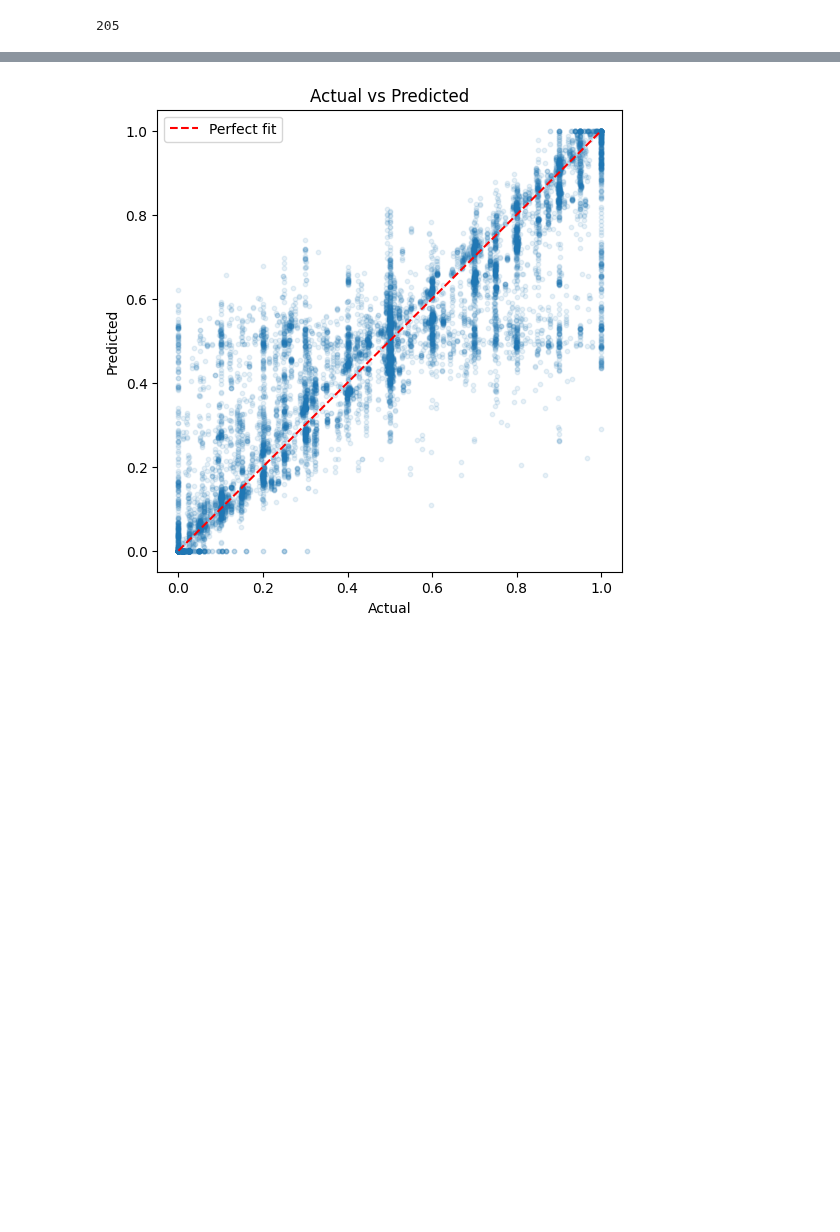
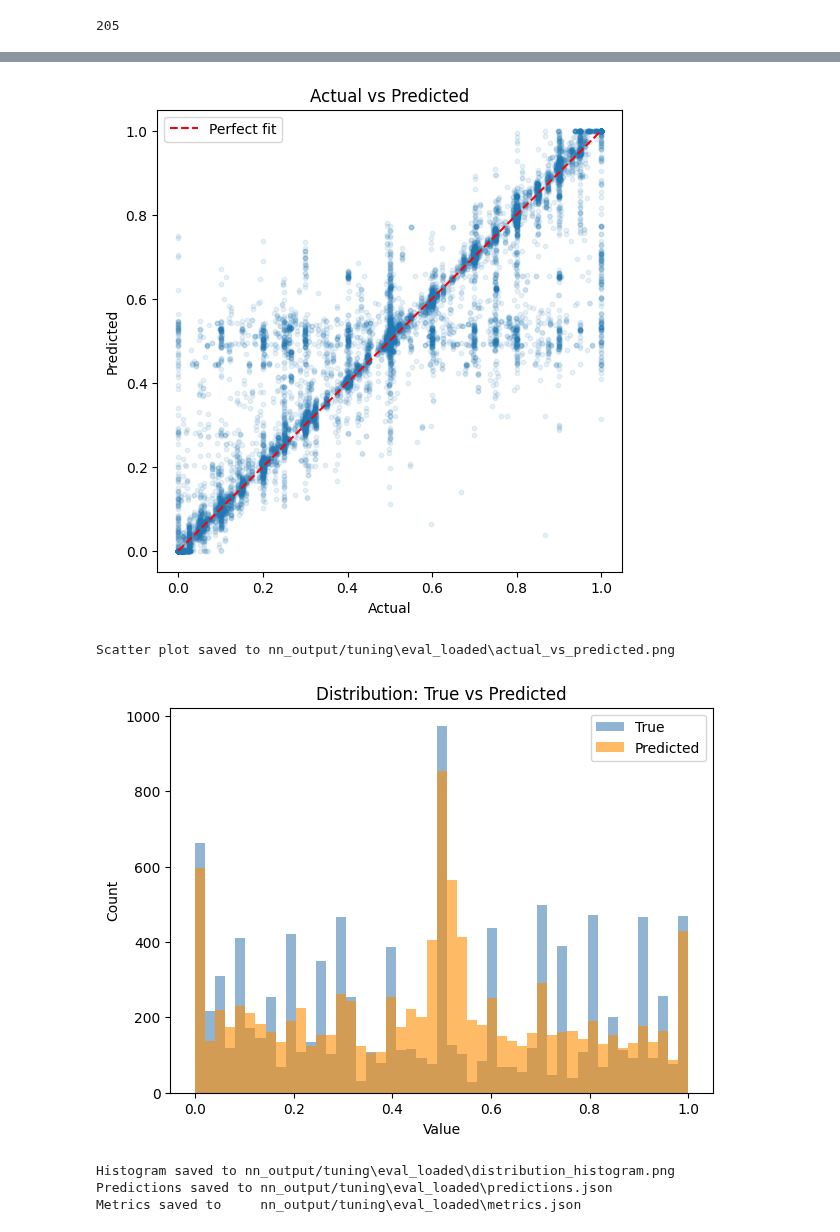
Before and after one commit to harryhk0507-ops/CHE1148-VLE-Project, a Jupyter notebook: multi_modal.ipynb, the cells around one changed output, grey strips where cells are left out. Saved outputs shown, nothing was run; the diff lists cells and outputs as text; code cells hidden in the pictures; blank space fills up the shorter version.

```diff
--- a/multi_modal.ipynb
+++ b/multi_modal.ipynb
@@ -530,0 +775,18 @@ torch.save({
+# %%
+# Build test DataLoader
+test_dataset = MultiModalDataset(E1_test, E2_test, X1_test, X2_test, tabular_test, y_test)
+test_loader  = DataLoader(test_dataset, batch_size=512)
+
+from torchinfo import summary as torchinfo_summary
+
+# Model summary
+_sample_batch = next(iter(test_loader))
+_E1, _E2, _X1, _X2, _tab, _ = [t.to(next(best_model.parameters()).device) for t in _sample_batch]
+torchinfo_summary(best_model, input_data=[_E1, _E2, _X1, _X2, _tab],
+                  col_names=["input_size", "output_size", "num_params", "trainable"],
+                  depth=4, verbose=1)
+
+pred_test, metrics_test = run_evaluation(
+    test_loader, model=best_model,
+    save_path=os.path.join(TUNING_DIR, "eval_test"),
+)
@@ -581,17 +866,38 @@ def evaluate_model(y_test, y_pred, show_plot=False, save_file=False, save_path="
         plt.legend()
         plt.show()
 # %%
-# Restore best weights
-model.load_state_dict(best_model_state)
+# Load model from saved checkpoint (can be run independently)
+_ckpt = torch.load(os.path.join(TUNING_DIR, "best_model_full.pth"),
+                   map_location=device, weights_only=False)
+_bp  = _ckpt["best_params"]
+_mix = _ckpt["best_mix_str_list"]
 
-model.eval()
-with torch.no_grad():
-    E1_t = torch.tensor(E1_test, dtype=torch.float32).to(device)
-    E2_t = torch.tensor(E2_test, dtype=torch.float32).to(device)
-    X1_t = torch.tensor(np.array(X1_test), dtype=torch.float32).to(device)
-    X2_t = torch.tensor(np.array(X2_test), dtype=torch.float32).to(device)
-    tab_t = torch.tensor(tabular_test, dtype=torch.float32).to(device)
-    y_pred = model(E1_t, E2_t, X1_t, X2_t, tab_t).cpu().numpy().flatten()
+loaded_model = MultiModalNet(
+    smiles_dim=512,
+    rdkit_dim=200,
+    rdkit_embed_dim=_bp["rdkit_embed_dim"],
+    tabular_dim=_ckpt["tabular_dim"],
+    fusion_dim=_bp["fusion_dim"],
+    hidden_dim=_bp["hidden_dim"],
+    n_predictor_layers=_bp["n_predictor_layers"],
+    dropout=_bp["dropout"],
+).to(device)
+loaded_model.smiles_fusion = MixtureFusion(_bp["fusion_dim"],      mix_str_list=_mix).to(device)
+loaded_model.rdkit_fusion  = MixtureFusion(_bp["rdkit_embed_dim"], mix_str_list=_mix).to(device)
+loaded_model.load_state_dict(_ckpt["model_state_dict"])
+loaded_model.eval()
+print(f"Loaded model | best_val_loss: {_ckpt['best_val_loss']:.4f}")
+print(f"Architecture: hidden_dim={_bp['hidden_dim']}, n_predictor_layers={_bp['n_predictor_layers']}, mix={_mix}")
 
-evaluate_model(y_test, y_pred, show_plot=True)
+from torchinfo import summary as torchinfo_summary
+_sample_batch = next(iter(test_loader))
+_E1, _E2, _X1, _X2, _tab, _ = [t.to(device) for t in _sample_batch]
+torchinfo_summary(loaded_model, input_data=[_E1, _E2, _X1, _X2, _tab],
+                  col_names=["input_size", "output_size", "num_params", "trainable"],
+                  depth=4, verbose=1)
+
+pred_loaded, metrics_loaded = run_evaluation(
+    test_loader, model=loaded_model,
+    save_path=os.path.join(TUNING_DIR, "eval_loaded"),
+)
 # %% [output]
@@ -602,4 +921,9 @@ Kendall's τ  = 0.7128, Std: 0.0038 (95% CI: 0.7055–0.7200)
-[figure, old version]
+[figure, new version]
+Scatter plot saved to nn_output/tuning\eval_loaded\actual_vs_predicted.png
+[figure, added]
+Histogram saved to nn_output/tuning\eval_loaded\distribution_histogram.png
+Predictions saved to nn_output/tuning\eval_loaded\predictions.json
+Metrics saved to     nn_output/tuning\eval_loaded\metrics.json
 # %%
 import shutil
 
```
Also changed, not shown: parts of 16 cells of this notebook, 2 other files.
